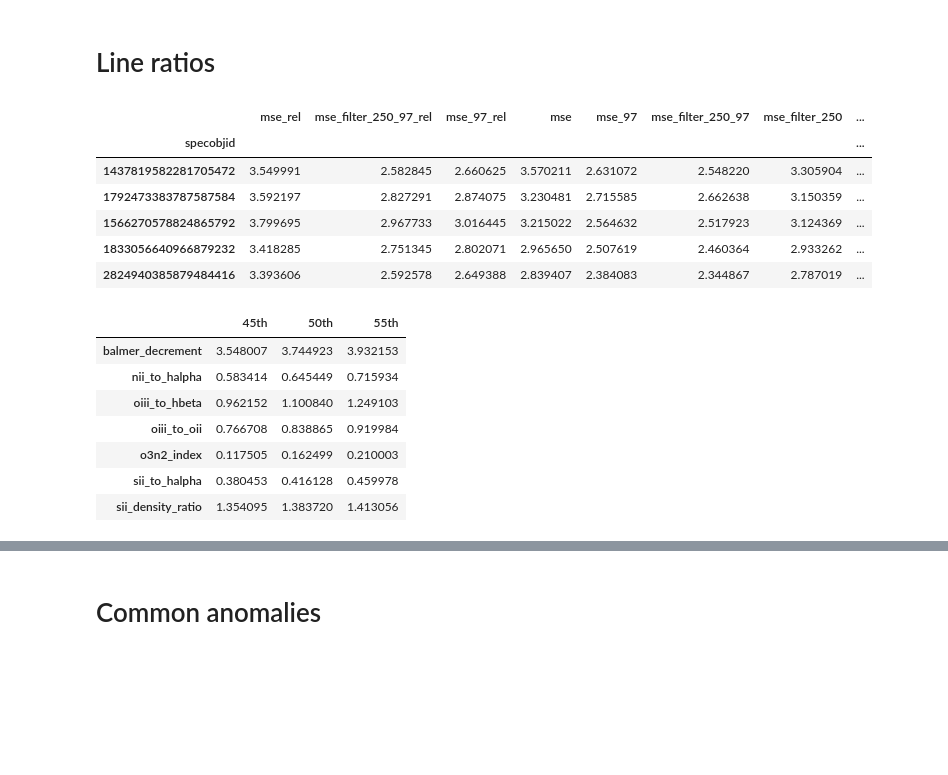
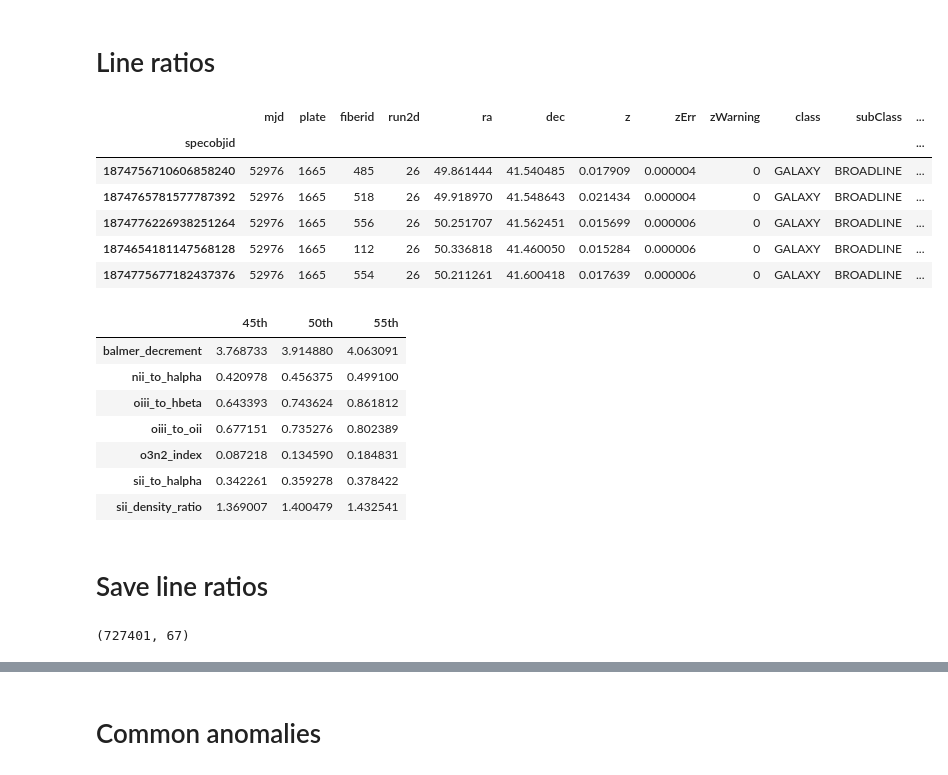
Before and after one commit to ed-ortizm/anomaly, a Jupyter notebook: thesis/01_lines_from_sdss.ipynb, the cells around one changed output, grey strips where cells are left out. Cells and saved outputs as stored; diff of their text form; code cells hidden in the pictures; blank space fills up the shorter version.

```diff
--- a/thesis/01_lines_from_sdss.ipynb
+++ b/thesis/01_lines_from_sdss.ipynb
@@ -214,15 +154,13 @@ temp_df
 # Data prep to compute ratios
 # %%
 # replace 0 with NaN
-res_03_scores_lines_df[lines_cols] = res_03_scores_lines_df[lines_cols].replace(
-    0, np.nan
+meta_with_lines_df[lines_cols] = meta_with_lines_df[lines_cols].replace(0, np.nan)
+# replace negative fluxes numeric values with NaN
+meta_with_lines_df[lines_cols] = meta_with_lines_df[lines_cols].where(
+    meta_with_lines_df[lines_cols] >= 0, np.nan
 )
-# replace negative fluxes numeric values with NaN
-res_03_scores_lines_df[lines_cols] = res_03_scores_lines_df[lines_cols].where(
-    res_03_scores_lines_df[lines_cols] >= 0, np.nan
-)
-n_zeros = (res_03_scores_lines_df[lines_cols] == 0).sum()
-n_negatives = (res_03_scores_lines_df[lines_cols] < 0).sum()
+n_zeros = (meta_with_lines_df[lines_cols] == 0).sum()
+n_negatives = (meta_with_lines_df[lines_cols] < 0).sum()
 temp_df = pd.DataFrame({"n_negatives": n_negatives, "n_zeros": n_zeros})
 temp_df.index.name = "line_flux_column"
 temp_df = temp_df.reset_index()
@@ -243,16 +181,16 @@ temp_df
 # %% [markdown]
 # Line ratios
 # %%
-ratios_df, cols_ratios = astronomy.compute_emission_line_ratios(res_03_scores_lines_df)
+ratios_df, cols_ratios = astronomy.compute_emission_line_ratios(meta_with_lines_df)
 ratios_df.head()
 # %% [output]
-|  | mse_rel | mse_filter_250_97_rel | mse_97_rel | mse | mse_97 | mse_filter_250_97 | mse_filter_250 | ... |
-| specobjid |  |  |  |  |  |  |  | ... |
-| 1437819582281705472 | 3.549991 | 2.582845 | 2.660625 | 3.570211 | 2.631072 | 2.548220 | 3.305904 | ... |
-| 1792473383787587584 | 3.592197 | 2.827291 | 2.874075 | 3.230481 | 2.715585 | 2.662638 | 3.150359 | ... |
-| 1566270578824865792 | 3.799695 | 2.967733 | 3.016445 | 3.215022 | 2.564632 | 2.517923 | 3.124369 | ... |
-| 1833056640966879232 | 3.418285 | 2.751345 | 2.802071 | 2.965650 | 2.507619 | 2.460364 | 2.933262 | ... |
-| 2824940385879484416 | 3.393606 | 2.592578 | 2.649388 | 2.839407 | 2.384083 | 2.344867 | 2.787019 | ... |
+|  | mjd | plate | fiberid | run2d | ra | dec | z | zErr | zWarning | class | subClass | ... |
+| specobjid |  |  |  |  |  |  |  |  |  |  |  | ... |
+| 1874756710606858240 | 52976 | 1665 | 485 | 26 | 49.861444 | 41.540485 | 0.017909 | 0.000004 | 0 | GALAXY | BROADLINE | ... |
+| 1874765781577787392 | 52976 | 1665 | 518 | 26 | 49.918970 | 41.548643 | 0.021434 | 0.000004 | 0 | GALAXY | BROADLINE | ... |
+| 1874776226938251264 | 52976 | 1665 | 556 | 26 | 50.251707 | 41.562451 | 0.015699 | 0.000006 | 0 | GALAXY | BROADLINE | ... |
+| 1874654181147568128 | 52976 | 1665 | 112 | 26 | 50.336818 | 41.460050 | 0.015284 | 0.000006 | 0 | GALAXY | BROADLINE | ... |
+| 1874775677182437376 | 52976 | 1665 | 554 | 26 | 50.211261 | 41.600418 | 0.017639 | 0.000006 | 0 | GALAXY | BROADLINE | ... |
 # %%
 # Compute percentiles (45th to 55th percentiles) for each column
 percentiles = np.arange(0.45, 0.55, 0.05)
@@ -264,10 +202,16 @@ ratios_percentiles_df.columns = [f"{int(q * 100)}th" for q in percentiles]
 ratios_percentiles_df
 # %% [output]
 |  | 45th | 50th | 55th |
-| balmer_decrement | 3.548007 | 3.744923 | 3.932153 |
-| nii_to_halpha | 0.583414 | 0.645449 | 0.715934 |
-| oiii_to_hbeta | 0.962152 | 1.100840 | 1.249103 |
-| oiii_to_oii | 0.766708 | 0.838865 | 0.919984 |
-| o3n2_index | 0.117505 | 0.162499 | 0.210003 |
-| sii_to_halpha | 0.380453 | 0.416128 | 0.459978 |
-| sii_density_ratio | 1.354095 | 1.383720 | 1.413056 |
+| balmer_decrement | 3.768733 | 3.914880 | 4.063091 |
+| nii_to_halpha | 0.420978 | 0.456375 | 0.499100 |
+| oiii_to_hbeta | 0.643393 | 0.743624 | 0.861812 |
+| oiii_to_oii | 0.677151 | 0.735276 | 0.802389 |
+| o3n2_index | 0.087218 | 0.134590 | 0.184831 |
+| sii_to_halpha | 0.342261 | 0.359278 | 0.378422 |
+| sii_density_ratio | 1.369007 | 1.400479 | 1.432541 |
+# %% [markdown]
+# Save line ratios
+# %%
+ratios_df.shape
+# %% [output]
+(727401, 67)
```
Also changed, not shown: parts of 12 cells of this notebook, 3 other files.
